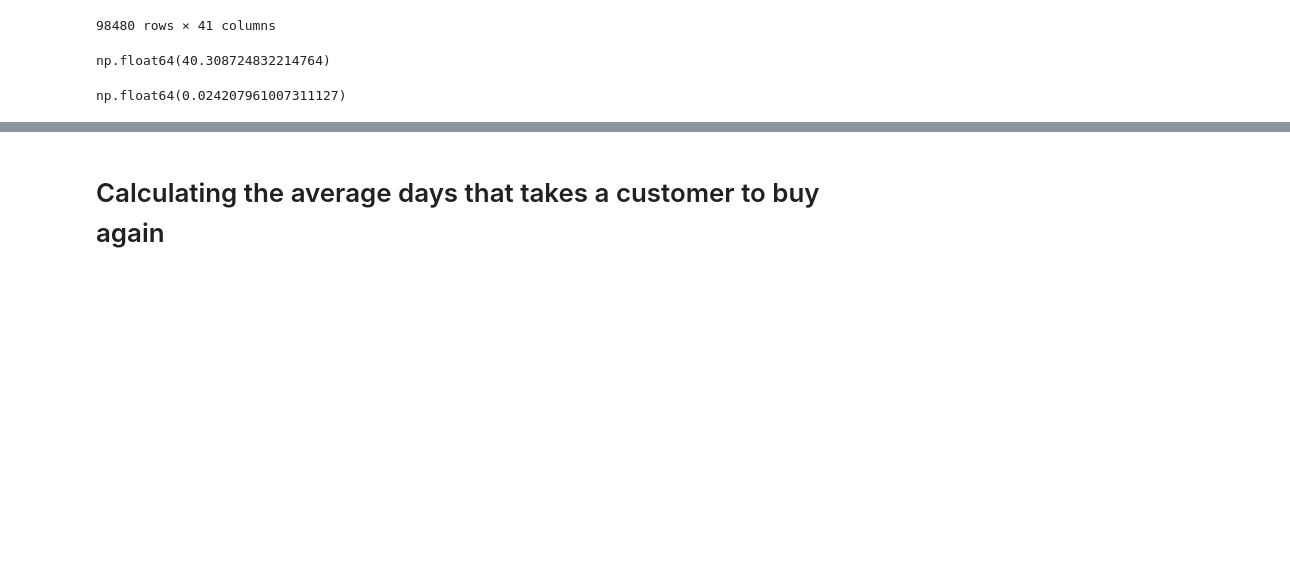
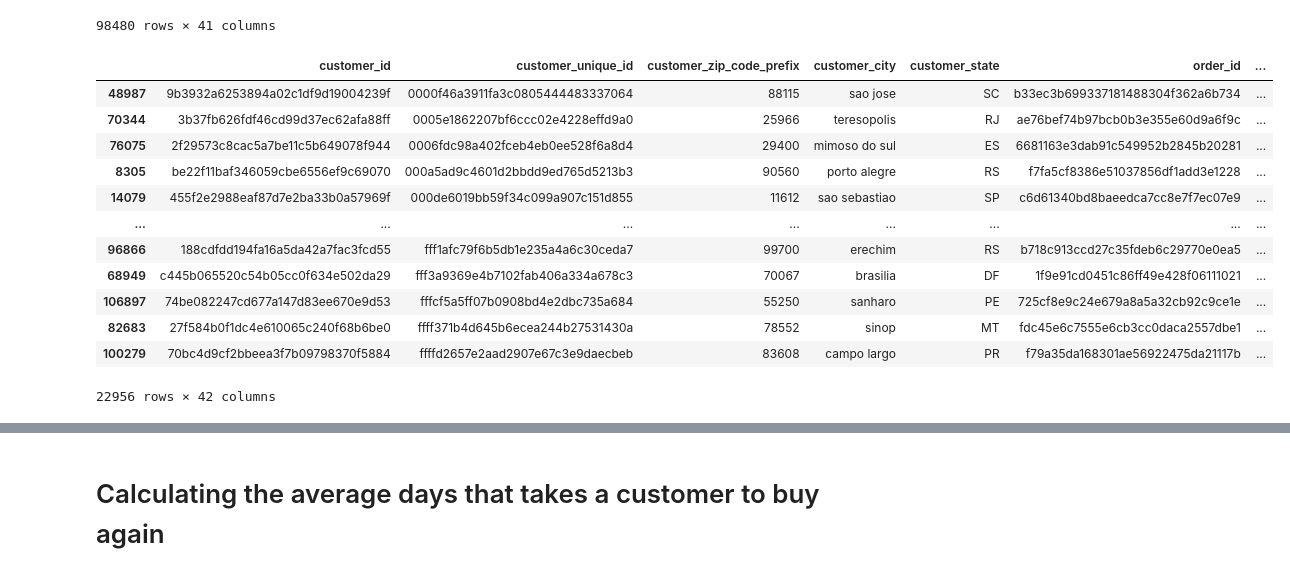
Before and after one commit to SilvanaKoga/tfm-uned-churn, a Jupyter notebook: Notebooks/Merge.ipynb, the cells around one changed output, grey strips where cells are left out. Saved outputs shown, nothing was run; the diff lists cells and outputs as text; code cells hidden in the pictures; blank space fills up the shorter version.

```diff
--- a/Notebooks/Merge.ipynb
+++ b/Notebooks/Merge.ipynb
@@ -292,6 +292,28 @@ clean_purchases
 | 113762 | 832a3b0254347d409512ae92eaf154a6 | ffff5962728ec6157033ef9805bacc48 | 29460 | bom jesus do norte | ES | 94d3ee0bc2a0af9d4fa47a4d63616e8d | ... |
 | 100279 | 70bc4d9cf2bbeea3f7b09798370f5884 | ffffd2657e2aad2907e67c3e9daecbeb | 83608 | campo largo | PR | f79a35da168301ae56922475da21117b | ... |
 98480 rows × 41 columns
+# %%
+# Make sure the data only includes until 2017-09-01
+
+revision_date =  pd.to_datetime("2017-09-01")
+
+clean_purchases_cut = clean_purchases[clean_purchases["order_purchase_timestamp"] < revision_date]
+
+clean_purchases_cut
+# %% [output]
+|  | customer_id | customer_unique_id | customer_zip_code_prefix | customer_city | customer_state | order_id | ... |
+| 48987 | 9b3932a6253894a02c1df9d19004239f | 0000f46a3911fa3c0805444483337064 | 88115 | sao jose | SC | b33ec3b699337181488304f362a6b734 | ... |
+| 70344 | 3b37fb626fdf46cd99d37ec62afa88ff | 0005e1862207bf6ccc02e4228effd9a0 | 25966 | teresopolis | RJ | ae76bef74b97bcb0b3e355e60d9a6f9c | ... |
+| 76075 | 2f29573c8cac5a7be11c5b649078f944 | 0006fdc98a402fceb4eb0ee528f6a8d4 | 29400 | mimoso do sul | ES | 6681163e3dab91c549952b2845b20281 | ... |
+| 8305 | be22f11baf346059cbe6556ef9c69070 | 000a5ad9c4601d2bbdd9ed765d5213b3 | 90560 | porto alegre | RS | f7fa5cf8386e51037856df1add3e1228 | ... |
+| 14079 | 455f2e2988eaf87d7e2ba33b0a57969f | 000de6019bb59f34c099a907c151d855 | 11612 | sao sebastiao | SP | c6d61340bd8baeedca7cc8e7f7ec07e9 | ... |
+| ... | ... | ... | ... | ... | ... | ... | ... |
+| 96866 | 188cdfdd194fa16a5da42a7fac3fcd55 | fff1afc79f6b5db1e235a4a6c30ceda7 | 99700 | erechim | RS | b718c913ccd27c35fdeb6c29770e0ea5 | ... |
+| 68949 | c445b065520c54b05cc0f634e502da29 | fff3a9369e4b7102fab406a334a678c3 | 70067 | brasilia | DF | 1f9e91cd0451c86ff49e428f06111021 | ... |
+| 106897 | 74be082247cd677a147d83ee670e9d53 | fffcf5a5ff07b0908bd4e2dbc735a684 | 55250 | sanharo | PE | 725cf8e9c24e679a8a5a32cb92c9ce1e | ... |
+| 82683 | 27f584b0f1dc4e610065c240f68b6be0 | ffff371b4d645b6ecea244b27531430a | 78552 | sinop | MT | fdc45e6c7555e6cb3cc0daca2557dbe1 | ... |
+| 100279 | 70bc4d9cf2bbeea3f7b09798370f5884 | ffffd2657e2aad2907e67c3e9daecbeb | 83608 | campo largo | PR | f79a35da168301ae56922475da21117b | ... |
+22956 rows × 42 columns
 # %%
 # group the order purchase dates by the customer unique id to track consumers purchasing habits
 
@@ -305,34 +327,3 @@ customer_purchase_intervals = (clean_purchases.groupby('customer_unique_id')
                                ["purchase_again_days"]
                                .agg(avg_days_to_re_purchase='mean')
                                .reset_index())
-# %%
-NaT_counts = day_to_buy_again.isna().sum()
-
-normal_count = day_to_buy_again.count()
-
-NaT_percent = NaT_counts/ normal_count
-
-NaT_percent
-
-
-# 97.5 of the customers has only bought one time!
-# %% [output]
-np.float64(40.308724832214764)
-# %%
-# Count NaT values and see its proportion in the entire column
-# - customer_purchase_hab --> cph
-
-NaT_counts = day_to_buy_again.isna().sum()
-
-normal_count = day_to_buy_again.count()
-
-cph_rows = len(day_to_buy_again)
-
-NaT_percent = normal_count/ cph_rows
-
-NaT_percent
-
-
-# Only 2.4% of cuatomers has bought again!
-# %% [output]
-np.float64(0.024207961007311127)
```
Also changed, not shown: parts of 25 cells of this notebook.
